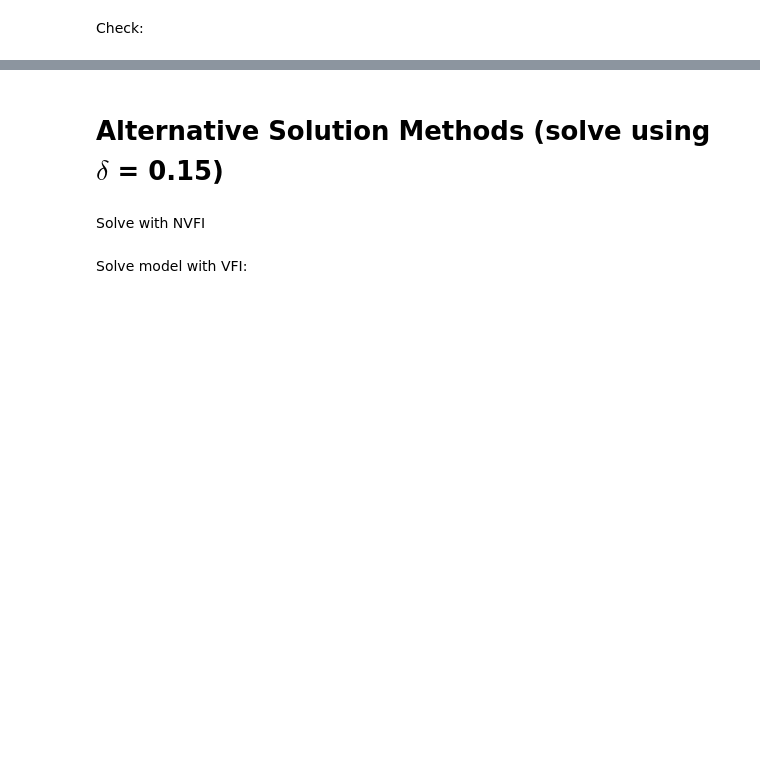
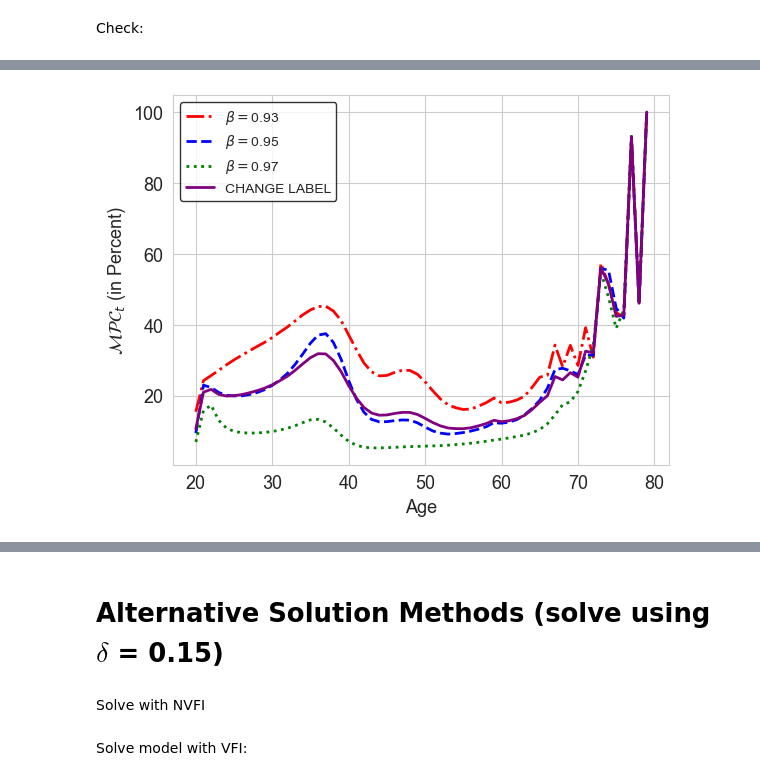
Before and after one commit to HansChristianPOLIT/LostInOptimization, a Jupyter notebook: Jeppe/02. DurableConsumptionModel/WORKSPACE.ipynb, the cells around one changed output, grey strips where cells are left out. Saved outputs shown, nothing was run; the diff lists cells and outputs as text; code cells hidden in the pictures; blank space fills up the shorter version.

```diff
--- a/Jeppe/02. DurableConsumptionModel/WORKSPACE.ipynb
+++ b/Jeppe/02. DurableConsumptionModel/WORKSPACE.ipynb
@@ -668,34 +623,37 @@ line_styles = ['-.', '--', ':', '-']  # add more styles if num_betas > 3
 
 # x-axis labels
 age = np.arange(par.T) + par.Tmin
 
 # Plot each beta index
 for beta in range(len(betas)):
     plt.plot(age, np.mean(sim.mpc[:, beta, :]*100, axis=1), lw=2, color=colors[beta], linestyle=line_styles[beta], label=r'$\beta=$' + str(betas[beta]))
 
 # mean over beta and individual dimensions
 mean_mpc_aggregate = np.mean(sim.mpc*100, axis=(1, 2))
+mean_mpc_aggregate2 = np.mean(sim.mpc*100, axis=(1, 2))
 
 # Plot aggregate over beta and individuals
 plt.plot(age, mean_mpc_aggregate, lw=2, color='purple', linestyle='-', label='CHANGE LABEL')
 
 # Set labels and fontsize
 plt.xlabel('Age', fontsize=13)
-plt.ylabel('$\mathcal{MPC}$ (in Percent)', fontsize=13)
+plt.ylabel('$\mathcal{MPC}_t$ (in Percent)', fontsize=13)
 plt.xticks(fontsize=13)
 plt.yticks(fontsize=13)
 
 # Show legend with desired frame style
 legend = plt.legend(frameon=True)
 frame = legend.get_frame()
 frame.set_edgecolor('black')
 
 if not os.path.exists("../plots"):
     os.makedirs("../plots")
 
 plt.savefig("../plots/two_asset_LifecycleMPCExtended.pdf", bbox_inches='tight')
 
 plt.show()
+# %% [output]
+[figure, added]
 # %%
 # define stages
 stages = {
```
Also changed, not shown: parts of 21 cells of this notebook, 7 other files.
